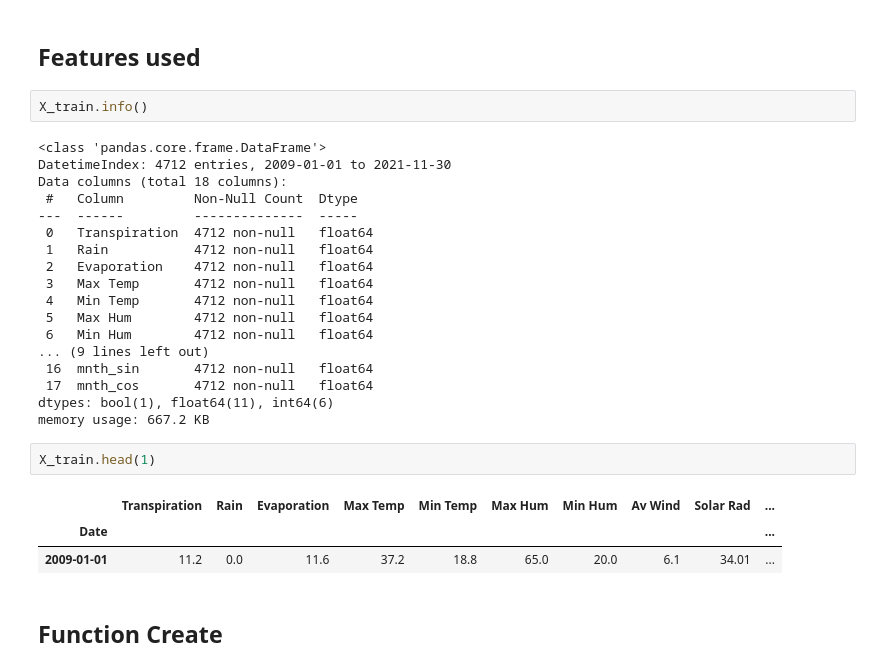
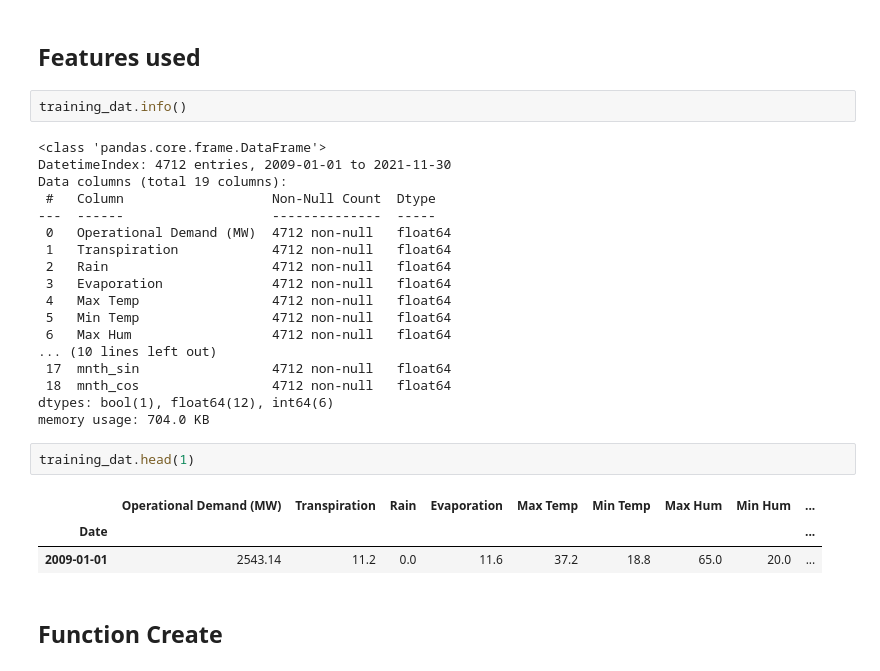
Before and after one commit to UWADSCapstoneUnit/Energy-Usage-Prediction-Project, a Jupyter notebook: Zheyu/Model/Max_demand/Max_demand.ipynb, the cells around one changed output. Saved outputs shown, nothing was run; the diff lists cells and outputs as text.

Commit message:
Show features of final used data

```diff
--- a/Zheyu/Model/Max_demand/Max_demand.ipynb
+++ b/Zheyu/Model/Max_demand/Max_demand.ipynb
@@ -120,31 +120,31 @@ y_test = test_dat['Operational Demand (MW)']
 # %% [markdown]
 ## Features used
 # %%
-X_train.info()
+training_dat.info()
 # %% [output]
 <class 'pandas.core.frame.DataFrame'>
 DatetimeIndex: 4712 entries, 2009-01-01 to 2021-11-30
-Data columns (total 18 columns):
- #   Column         Non-Null Count  Dtype
----  ------         --------------  -----
- 0   Transpiration  4712 non-null   float64
- 1   Rain           4712 non-null   float64
- 2   Evaporation    4712 non-null   float64
- 3   Max Temp       4712 non-null   float64
- 4   Min Temp       4712 non-null   float64
- 5   Max Hum        4712 non-null   float64
- 6   Min Hum        4712 non-null   float64
-... (9 lines left out)
- 16  mnth_sin       4712 non-null   float64
- 17  mnth_cos       4712 non-null   float64
-dtypes: bool(1), float64(11), int64(6)
-memory usage: 667.2 KB
+Data columns (total 19 columns):
+ #   Column                   Non-Null Count  Dtype
+---  ------                   --------------  -----
+ 0   Operational Demand (MW)  4712 non-null   float64
+ 1   Transpiration            4712 non-null   float64
+ 2   Rain                     4712 non-null   float64
+ 3   Evaporation              4712 non-null   float64
+ 4   Max Temp                 4712 non-null   float64
+ 5   Min Temp                 4712 non-null   float64
+ 6   Max Hum                  4712 non-null   float64
+... (10 lines left out)
+ 17  mnth_sin                 4712 non-null   float64
+ 18  mnth_cos                 4712 non-null   float64
+dtypes: bool(1), float64(12), int64(6)
+memory usage: 704.0 KB
 # %%
-X_train.head(1)
+training_dat.head(1)
 # %% [output]
-|  | Transpiration | Rain | Evaporation | Max Temp | Min Temp | Max Hum | Min Hum | Av Wind | Solar Rad | ... |
-| Date |  |  |  |  |  |  |  |  |  | ... |
-| 2009-01-01 | 11.2 | 0.0 | 11.6 | 37.2 | 18.8 | 65.0 | 20.0 | 6.1 | 34.01 | ... |
+|  | Operational Demand (MW) | Transpiration | Rain | Evaporation | Max Temp | Min Temp | Max Hum | Min Hum | ... |
+| Date |  |  |  |  |  |  |  |  | ... |
+| 2009-01-01 | 2543.14 | 11.2 | 0.0 | 11.6 | 37.2 | 18.8 | 65.0 | 20.0 | ... |
 # %% [markdown]
 ## Function Create
 # %%
```
